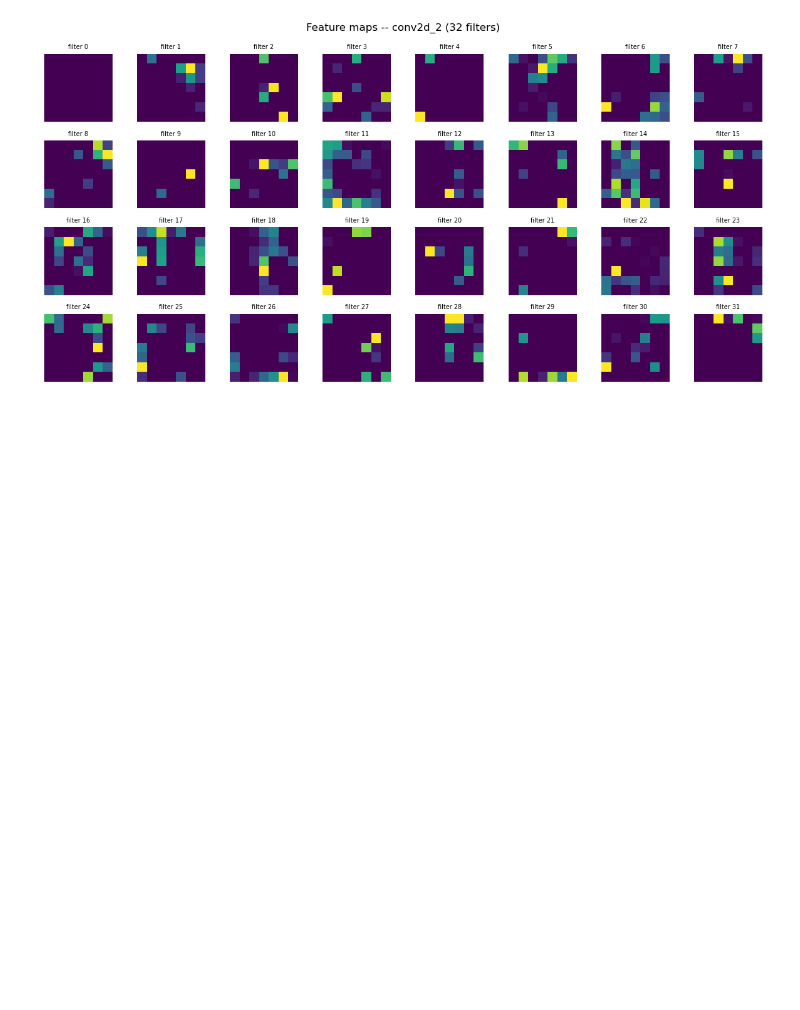
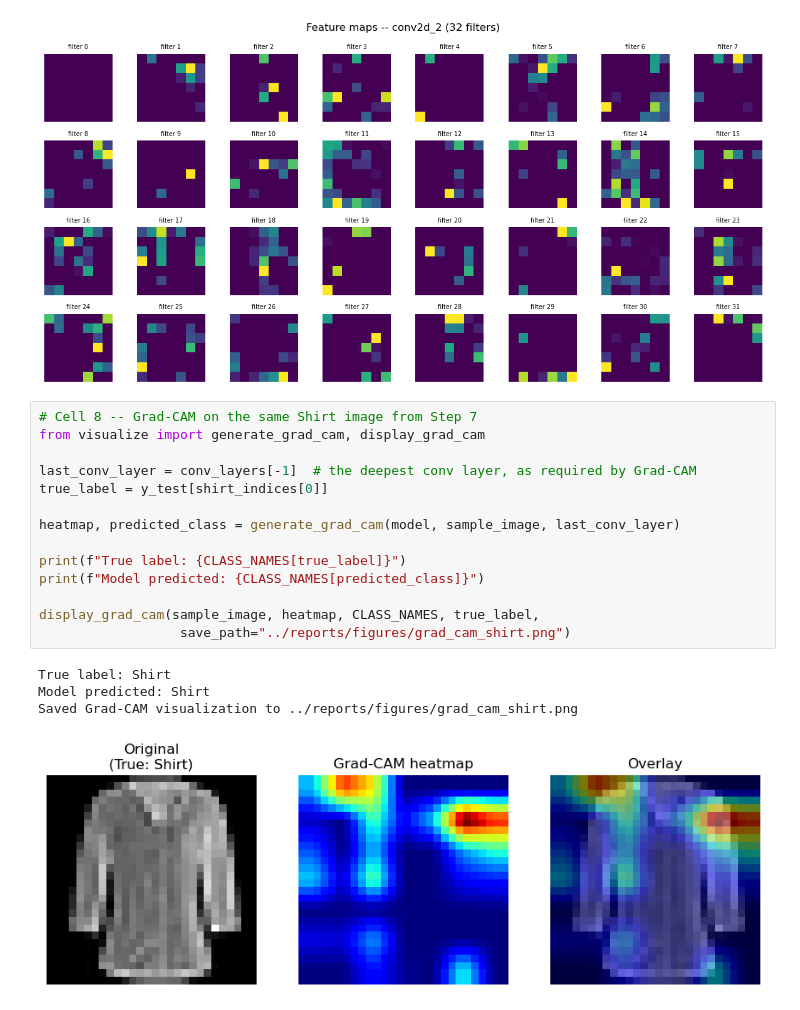
Before and after one commit to DarkWhiteDarker/CNN_For_Beginners, a Jupyter notebook: notebooks/02_interpretability.ipynb, the cells around one changed output. Cells and saved outputs as stored; diff of their text form; blank space fills up the shorter version.

```diff
--- a/notebooks/02_interpretability.ipynb
+++ b/notebooks/02_interpretability.ipynb
@@ -114,3 +115,22 @@ Expect these to look abstract and hard to describe visually.
 1/32 filters barely activated for this image (may be specialized for patterns this image doesn't contain).
 Saved feature maps to ../reports/figures/feature_maps_conv2d_2.png
 [figure]
+# %%
+# Cell 8 -- Grad-CAM on the same Shirt image from Step 7
+from visualize import generate_grad_cam, display_grad_cam
+
+last_conv_layer = conv_layers[-1]  # the deepest conv layer, as required by Grad-CAM
+true_label = y_test[shirt_indices[0]]
+
+heatmap, predicted_class = generate_grad_cam(model, sample_image, last_conv_layer)
+
+print(f"True label: {CLASS_NAMES[true_label]}")
+print(f"Model predicted: {CLASS_NAMES[predicted_class]}")
+
+display_grad_cam(sample_image, heatmap, CLASS_NAMES, true_label,
+                  save_path="../reports/figures/grad_cam_shirt.png")
+# %% [output]
+True label: Shirt
+Model predicted: Shirt
+Saved Grad-CAM visualization to ../reports/figures/grad_cam_shirt.png
+[figure, added]
```
Also changed, not shown: parts of 4 cells of this notebook.
